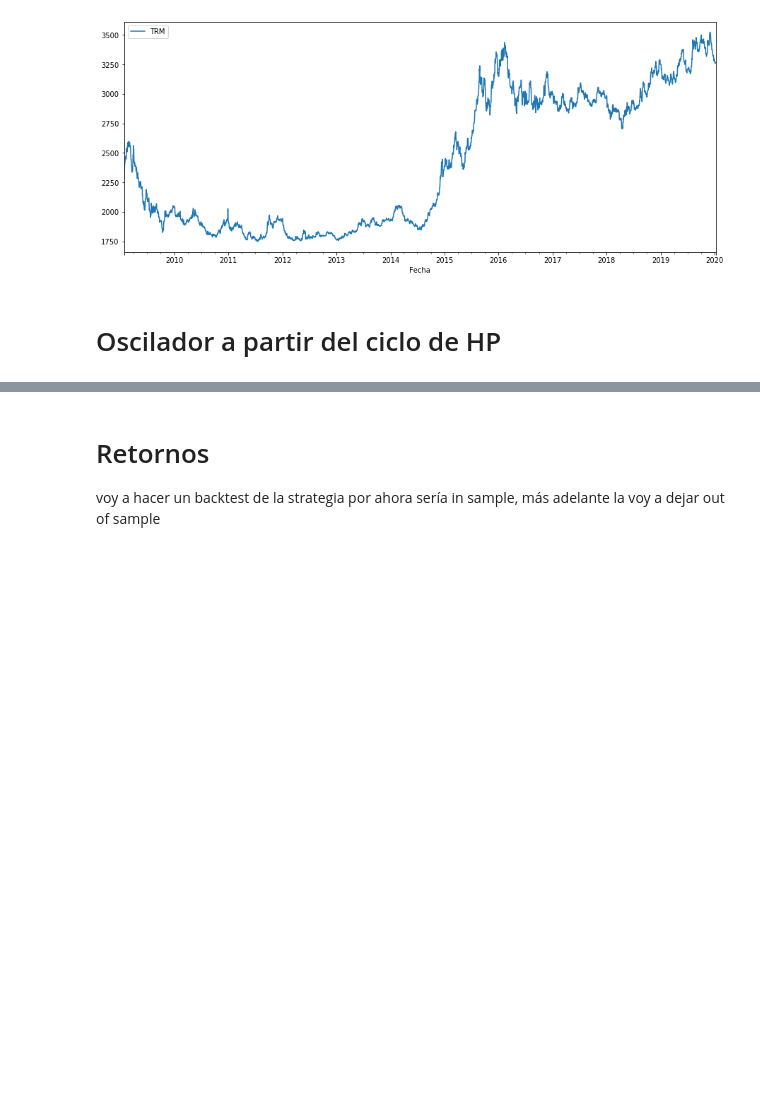
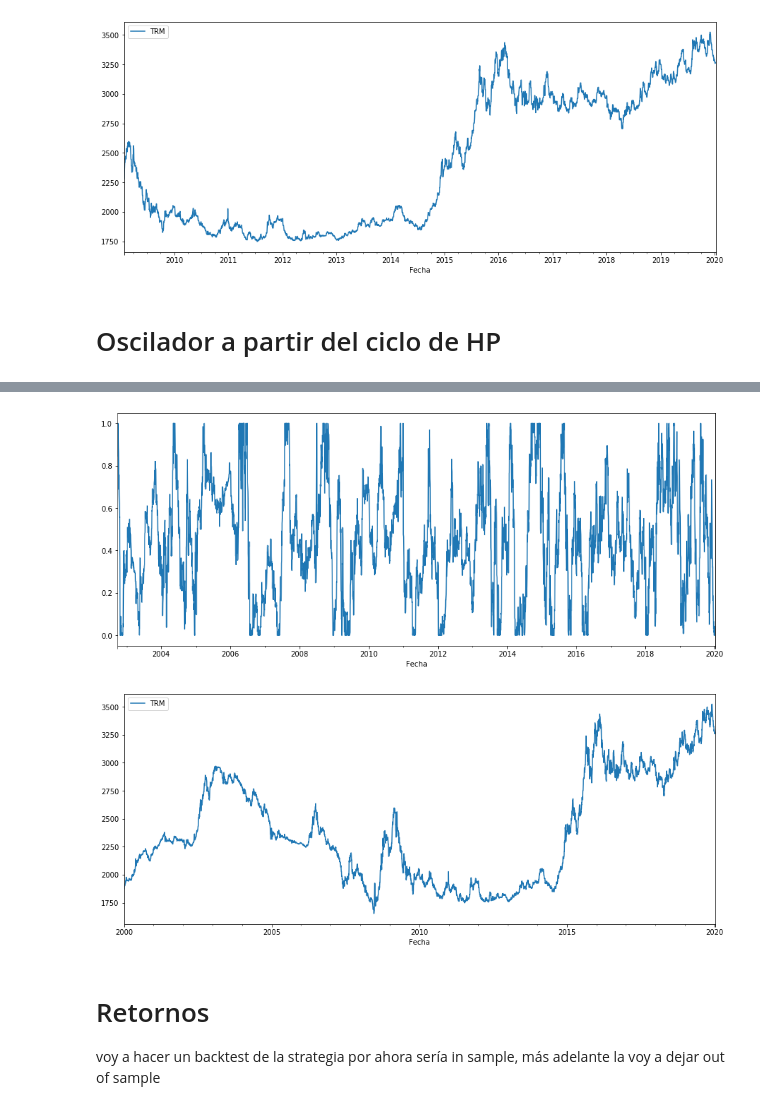
Before and after one commit to jdsuarez10/Filtro-de-HP-para-USD-COP, a Jupyter notebook: Filtro HP.ipynb, the cells around one changed output, grey strips where cells are left out. Drawn from its saved outputs; the diff is of its cells as text; code cells hidden in the pictures; blank space fills up the shorter version.

```diff
--- a/Filtro HP.ipynb
+++ b/Filtro HP.ipynb
@@ -83,3 +89,10 @@ posicion.plot()
+# %%
+posicion[posicion.columns[0]].plot(figsize=(15,6))
+trm_m[:].plot(figsize=(15,6))
+plt.show()
+# %% [output]
+[figure, added]
+[figure, added]
 # %% [markdown]
 # Retornos
 voy a hacer un backtest de la strategia por ahora sería in sample, más adelante la voy a dejar out of sample
```
Also changed, not shown: parts of 21 cells of this notebook.
